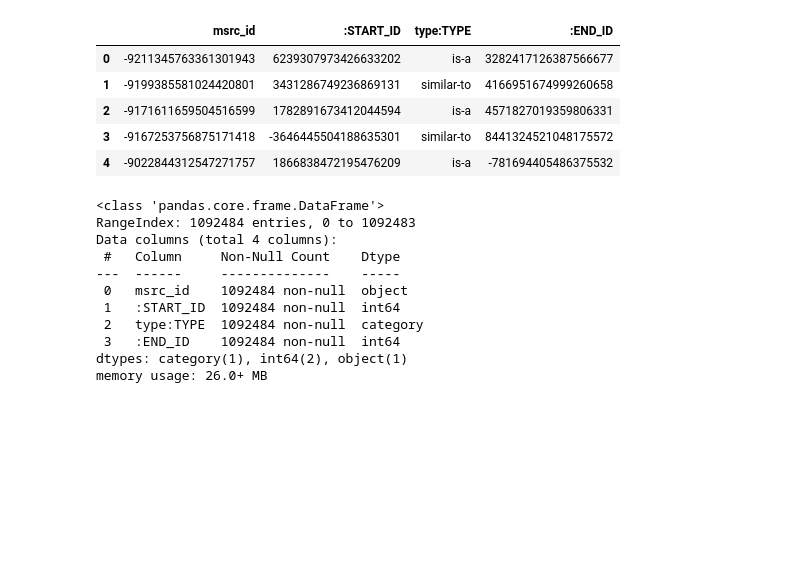
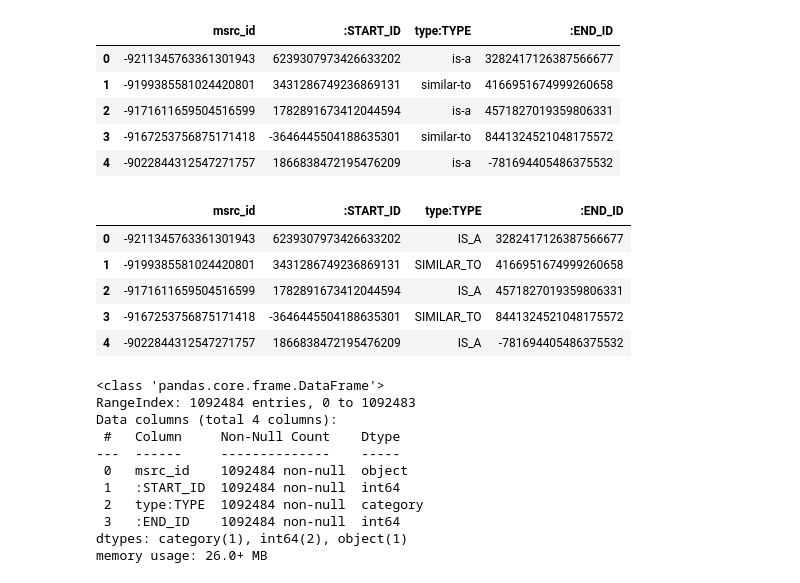
Before and after one commit to egilber/csl-behring, a Jupyter notebook: notebooks/1.0_resnet_data_for_Neo4j.ipynb, the cells around one changed output. Cells and saved outputs as stored; diff of their text form; code cells hidden in the pictures; blank space fills up the shorter version.

```diff
--- a/notebooks/1.0_resnet_data_for_Neo4j.ipynb
+++ b/notebooks/1.0_resnet_data_for_Neo4j.ipynb
@@ -504,6 +496,17 @@ memory usage: 33.3+ MB
 | 2 | -9171611659504516599 | 1782891673412044594 | is-a | 4571827019359806331 |
 | 3 | -9167253756875171418 | -3646445504188635301 | similar-to | 8441324521048175572 |
 | 4 | -9022844312547271757 | 1866838472195476209 | is-a | -781694405486375532 |
+# %%
+df_att['type:TYPE']=df_att['type:TYPE'].apply(str.upper)
+df_att['type:TYPE']=df_att['type:TYPE'].replace(['IS-A', 'SIMILAR-TO', 'PART-OF', 'DERIVATIVE-OF'], ['IS_A', 'SIMILAR_TO', 'PART_OF', 'DERIVATIVE_OF'])
+df_att.head()
+# %% [output]
+|  | msrc_id | :START_ID | type:TYPE | :END_ID |
+| 0 | -9211345763361301943 | 6239307973426633202 | IS_A | 3282417126387566677 |
+| 1 | -9199385581024420801 | 3431286749236869131 | SIMILAR_TO | 4166951674999260658 |
+| 2 | -9171611659504516599 | 1782891673412044594 | IS_A | 4571827019359806331 |
+| 3 | -9167253756875171418 | -3646445504188635301 | SIMILAR_TO | 8441324521048175572 |
+| 4 | -9022844312547271757 | 1866838472195476209 | IS_A | -781694405486375532 |
 # %%
 # remove any unwanted white space
 for col in list(df_att.columns):
```
Also changed, not shown: parts of 11 cells of this notebook.
